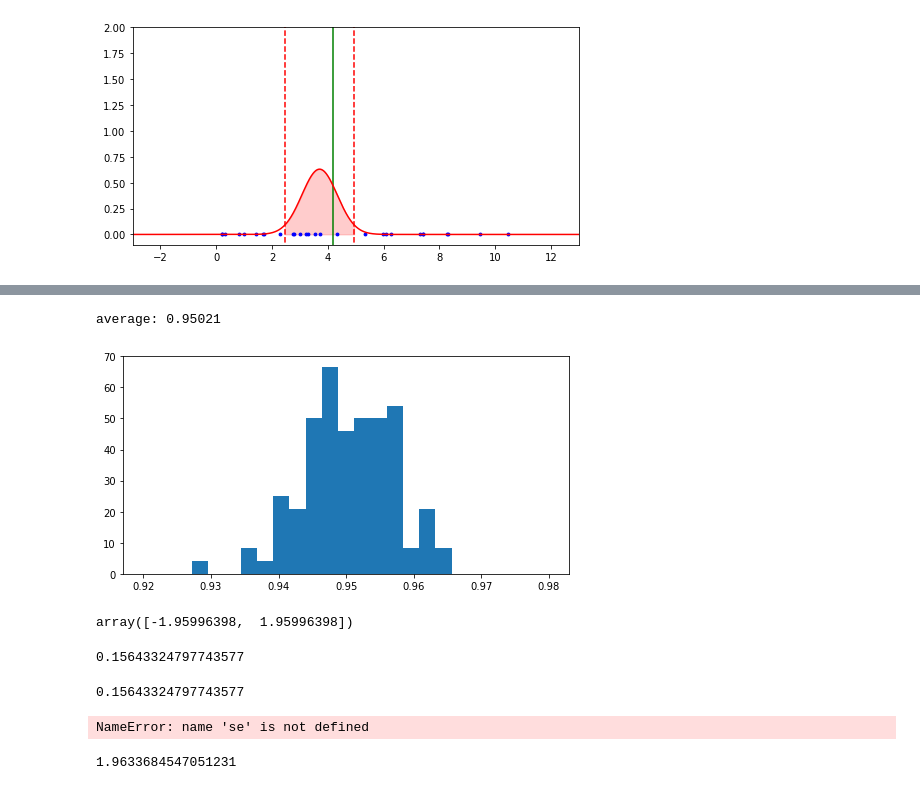
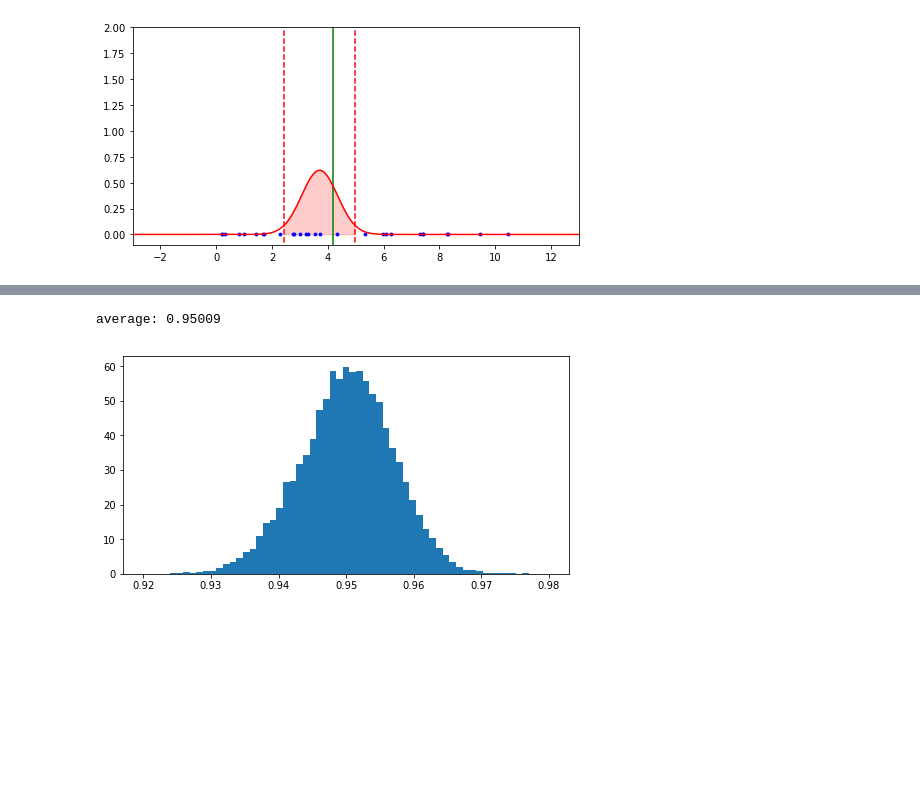
Before and after one commit to kiyomizuhi/machine_learning_scratch_Prince_computer_vision, a Jupyter notebook: scratch/statistical_testing/confidence_interval.ipynb, the cells around one changed output, grey strips where cells are left out. Cells and saved outputs as stored; diff of their text form; code cells hidden in the pictures; blank space fills up the shorter version.

```diff
--- a/scratch/statistical_testing/confidence_interval.ipynb
+++ b/scratch/statistical_testing/confidence_interval.ipynb
@@ -53,0 +139,22 @@ x[0].std() / np.sqrt(x[0].shape[0] - 1)
+# %%
+# generating samples
+n_iter = 10000
+n_smp = 100
+n_ens = 1000
+
+ratio = np.zeros(n_iter)
+for seed in range(n_iter):
+    np.random.seed(seed + 9821)
+    mu_tru = 10 * np.random.rand()
+    std_tru =  3 * np.random.rand()
+
+    x = np.random.normal(mu_tru, std_tru, (n_ens, n_smp))
+    mu_smp = x.mean(axis=1, keepdims=1)
+    se_tru = std_tru / np.sqrt(n_smp)
+
+    ci_smp = mu_smp + se_tru * spst.norm.ppf([0.025, 0.975])
+    ratio[seed] = ((ci_smp[:, 0] <= mu_tru) * (ci_smp[:, 1] >= mu_tru)).mean()
+
+plt.rcParams['figure.figsize'] = (8.0,  4.0)
+plt.hist(ratio, bins=61, range=(0.92, 0.98), normed=True)
+print('average: {:1.5f}'.format(ratio.mean()))
@@ -54,48 +174,27 @@ x[0].std() / np.sqrt(x[0].shape[0] - 1)
 # %%
 # generating samples
-n_iter = 100
-n_smp = 123
-n_ens = 1234
+n_iter = 10000
+n_smp = 100
+n_ens = 1000
 
 ratio = np.zeros(n_iter)
 for seed in range(n_iter):
-    np.random.seed(seed + 987654321)
+    np.random.seed(seed + 9821)
     mu_tru = 10 * np.random.rand()
     std_tru =  3 * np.random.rand()
 
     x = np.random.normal(mu_tru, std_tru, (n_ens, n_smp))
     mu_smp = x.mean(axis=1, keepdims=1)
     se_smp = x.std(axis=1, keepdims=1) / np.sqrt(n_smp - 1)
 
-    #ci_smp = mu_smp + se_smp * spst.norm.ppf([0.025, 0.975])
     h = spst.t.ppf((1 + 0.95) / 2, n_smp - 1)
     ci_smp = mu_smp + se_smp * np.array([-h, h])
     ratio[seed] = ((ci_smp[:, 0] <= mu_tru) * (ci_smp[:, 1] >= mu_tru)).mean()
-    #print('ratio: {:1.5f}'.format(ratio[seed]))
 
 plt.rcParams['figure.figsize'] = (8.0,  4.0)
-plt.hist(ratio, bins=25, range=(0.92, 0.98), normed=True)
+plt.hist(ratio, bins=61, range=(0.92, 0.98), normed=True)
+
 print('average: {:1.5f}'.format(ratio.mean()))
 # %% [output]
-average: 0.95021
+average: 0.95009
-[figure, old version]
+[figure, new version]
-# %%
-spst.norm.ppf([0.025, 0.975])
-# %% [output]
-array([-1.95996398,  1.95996398])
-# %%
-spst.sem(x[0])
-# %% [output]
-0.15643324797743577
-# %%
-x[0].std()/np.sqrt(n_smp - 1)
-# %% [output]
-0.15643324797743577
-# %%
-se*spst.t.ppf((1+0.95)/2, n_smp-1)
-# %% [output]
-NameError: name 'se' is not defined
-# %%
-spst.t.ppf((1+0.95)/2, 698)
-# %% [output]
-1.9633684547051231
```
Also changed, not shown: parts of 19 cells of this notebook, 1 other file.
